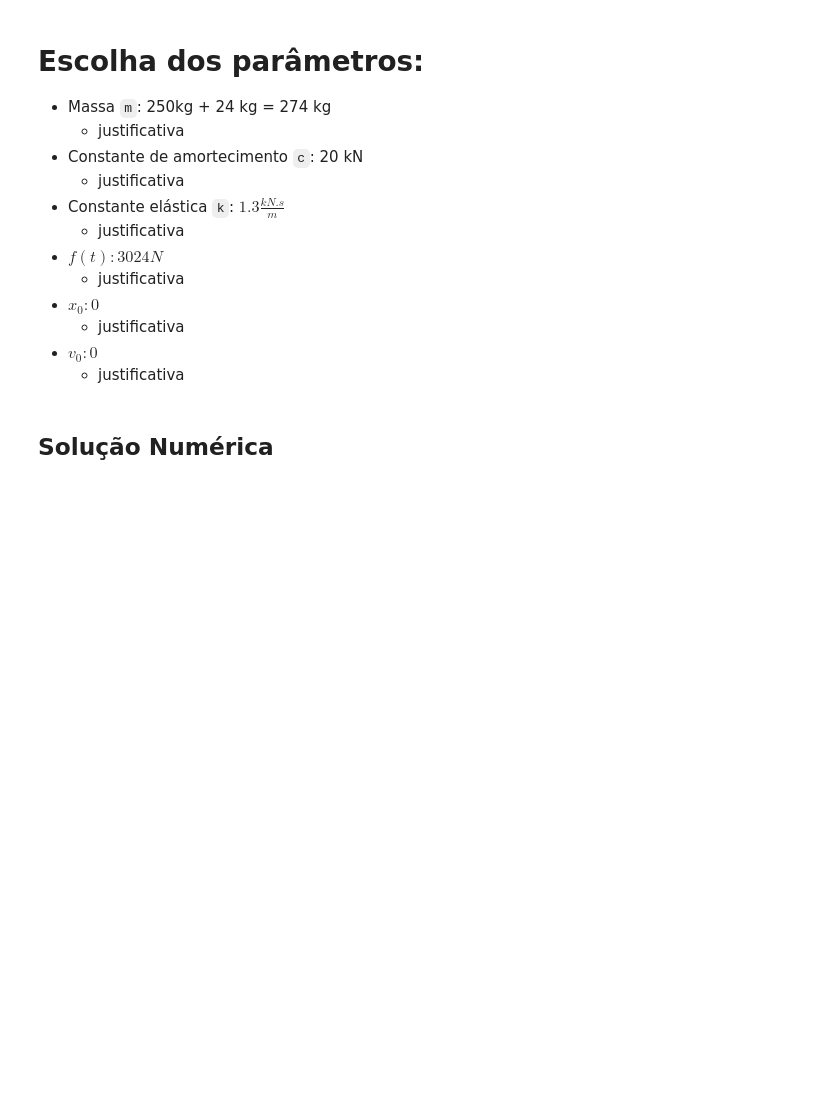
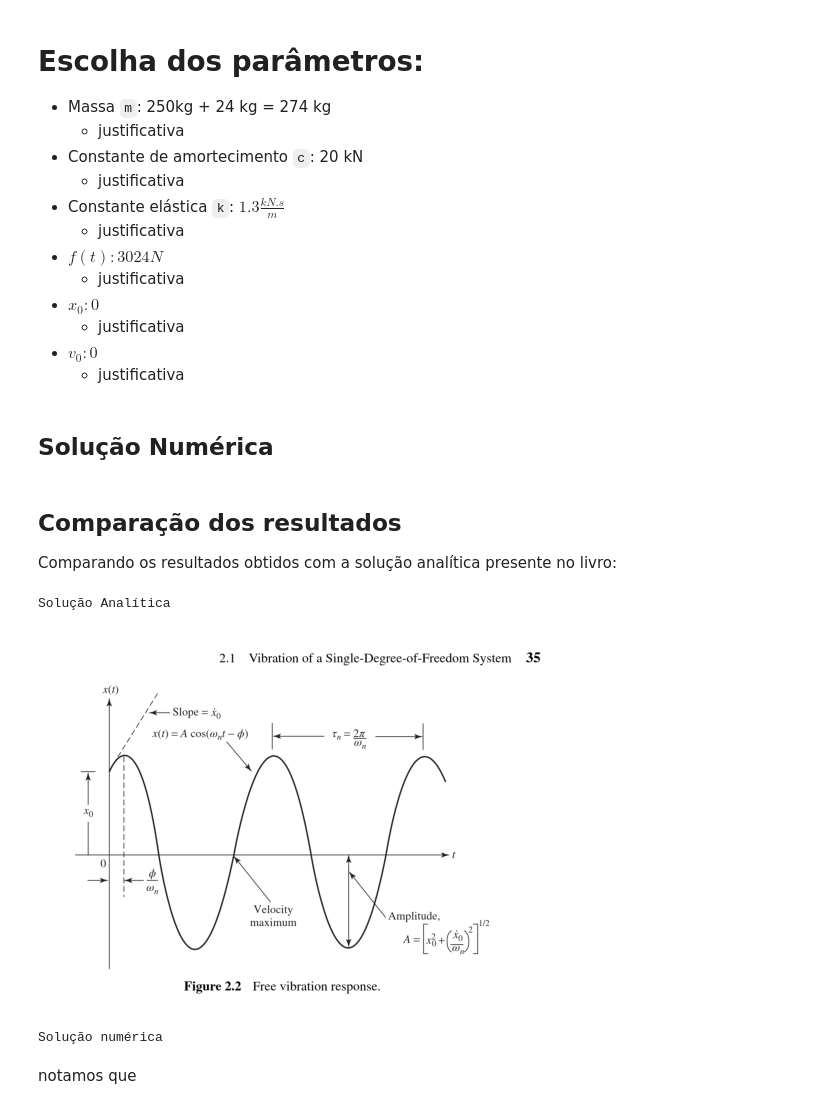
Before and after one commit to Rogire/Trabalho-MAC019, a Jupyter notebook: code/Trabalho_MAC019.ipynb, the cells around one changed output. Cells and saved outputs as stored; diff of their text form; code cells hidden in the pictures; blank space fills up the shorter version.

Commit message:
atualiza imagens

```diff
--- a/code/Trabalho_MAC019.ipynb
+++ b/code/Trabalho_MAC019.ipynb
@@ -289,3 +289,18 @@ carregador_imagem("amortecedor.png")
   - justificativa
 # %% [markdown]
 ## Solução Numérica
+# %% [markdown]
+## Comparação dos resultados
+
+Comparando os resultados obtidos com a solução analítica presente no livro:
+# %%
+print("Solução Analítica")
+carregador_imagem("solucao_livro.png")
+print("Solução numérica")
+# ...
+# %% [output]
+Solução Analítica
+[figure, added]
+Solução numérica
+# %% [markdown]
+notamos que
```
